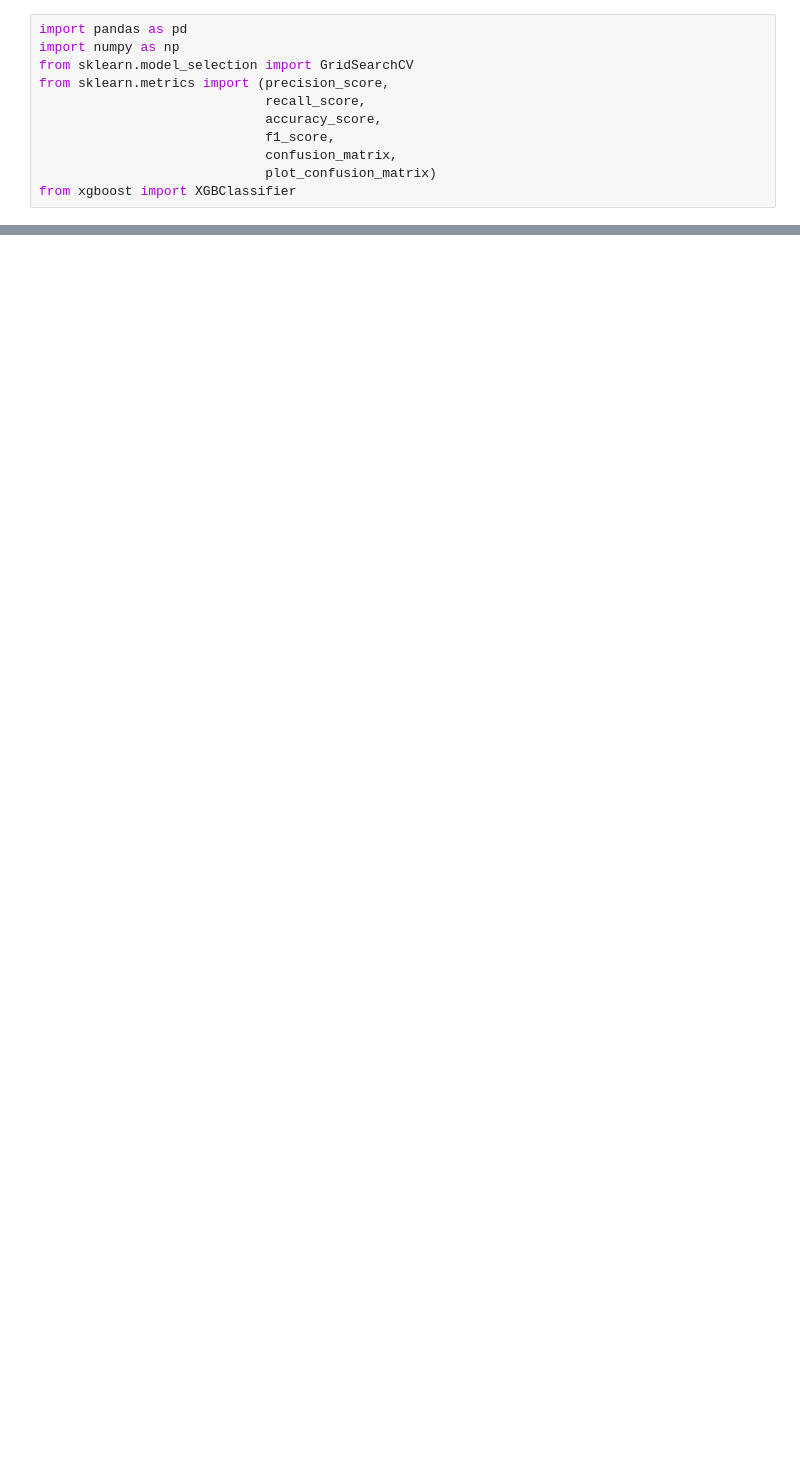
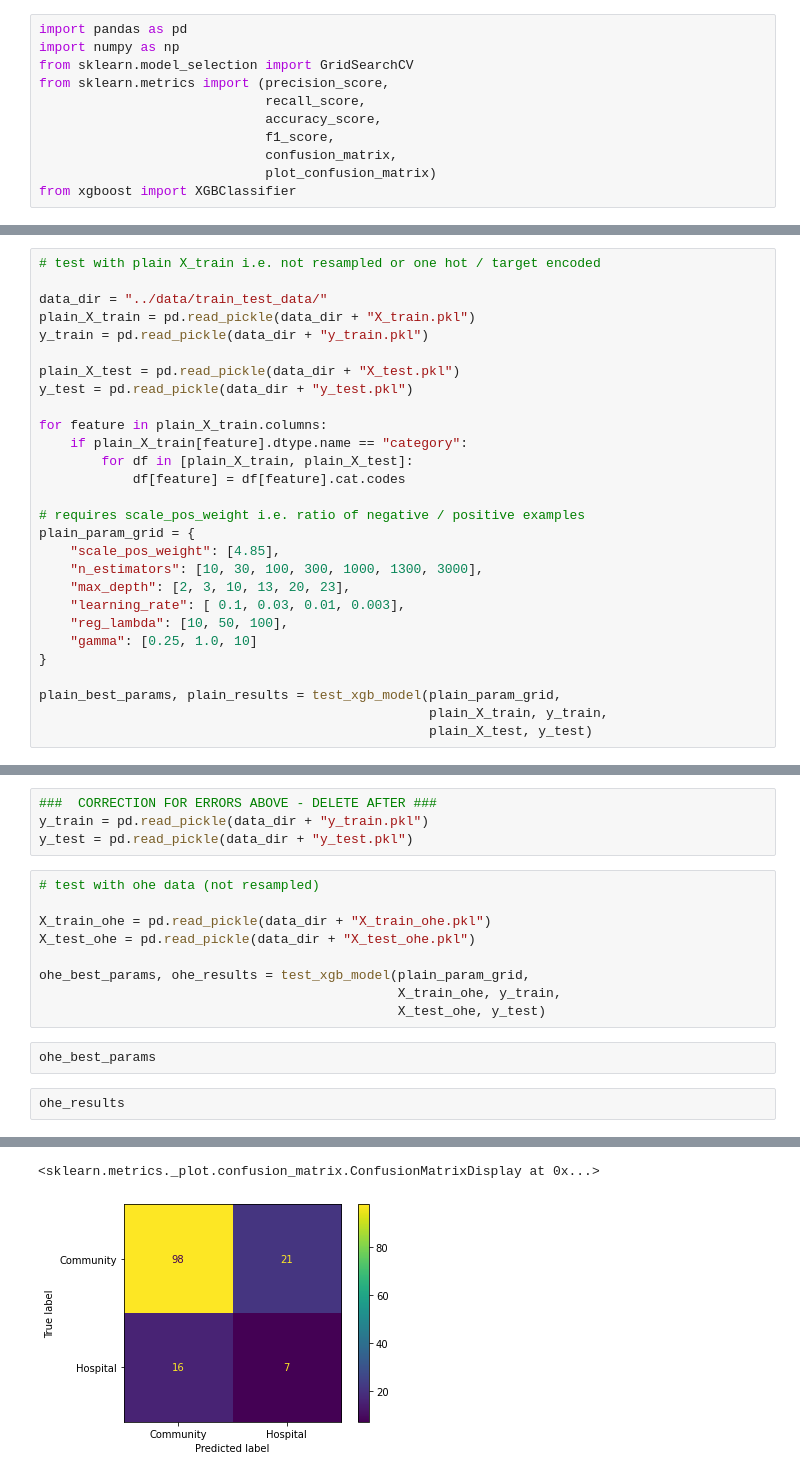
Before and after one commit to btcooper22/ace_project, a Jupyter notebook: models/xgb_model.ipynb, the cells around one changed output, grey strips where cells are left out. Drawn from its saved outputs; the diff is of its cells as text; blank space fills up the shorter version.

Commit message:
work on modeling

```diff
--- a/models/xgb_model.ipynb
+++ b/models/xgb_model.ipynb
@@ -201,0 +76,28 @@ Precision Train:  0.192, Precision Test: 0.192
+# %%
+# test with plain X_train i.e. not resampled or one hot / target encoded
+
+data_dir = "../data/train_test_data/"
+plain_X_train = pd.read_pickle(data_dir + "X_train.pkl")
+y_train = pd.read_pickle(data_dir + "y_train.pkl")
+
+plain_X_test = pd.read_pickle(data_dir + "X_test.pkl")
+y_test = pd.read_pickle(data_dir + "y_test.pkl")
+
+for feature in plain_X_train.columns:
+    if plain_X_train[feature].dtype.name == "category":
+        for df in [plain_X_train, plain_X_test]:
+            df[feature] = df[feature].cat.codes
+
+# requires scale_pos_weight i.e. ratio of negative / positive examples
+plain_param_grid = {
+    "scale_pos_weight": [4.85],
+    "n_estimators": [10, 30, 100, 300, 1000, 1300, 3000],
+    "max_depth": [2, 3, 10, 13, 20, 23],
+    "learning_rate": [ 0.1, 0.03, 0.01, 0.003],
+    "reg_lambda": [10, 50, 100],
+    "gamma": [0.25, 1.0, 10]
+}
+
+plain_best_params, plain_results = test_xgb_model(plain_param_grid,
+                                                  plain_X_train, y_train,
+                                                  plain_X_test, y_test)
@@ -201,0 +126,18 @@ Precision Train:  0.192, Precision Test: 0.192
+# %%
+###  CORRECTION FOR ERRORS ABOVE - DELETE AFTER ###
+y_train = pd.read_pickle(data_dir + "y_train.pkl")
+y_test = pd.read_pickle(data_dir + "y_test.pkl")
+# %%
+# test with ohe data (not resampled)
+
+X_train_ohe = pd.read_pickle(data_dir + "X_train_ohe.pkl")
+X_test_ohe = pd.read_pickle(data_dir + "X_test_ohe.pkl")
+
+ohe_best_params, ohe_results = test_xgb_model(plain_param_grid,
+                                              X_train_ohe, y_train,
+                                              X_test_ohe, y_test)
+# %%
+ohe_best_params
+# %%
+ohe_results
+# %% [output]
@@ -201,0 +149,2 @@ Precision Train:  0.192, Precision Test: 0.192
+<sklearn.metrics._plot.confusion_matrix.ConfusionMatrixDisplay at 0x...>
+[figure, added]
```
Also changed, not shown: parts of 19 cells of this notebook, 4 other files.
